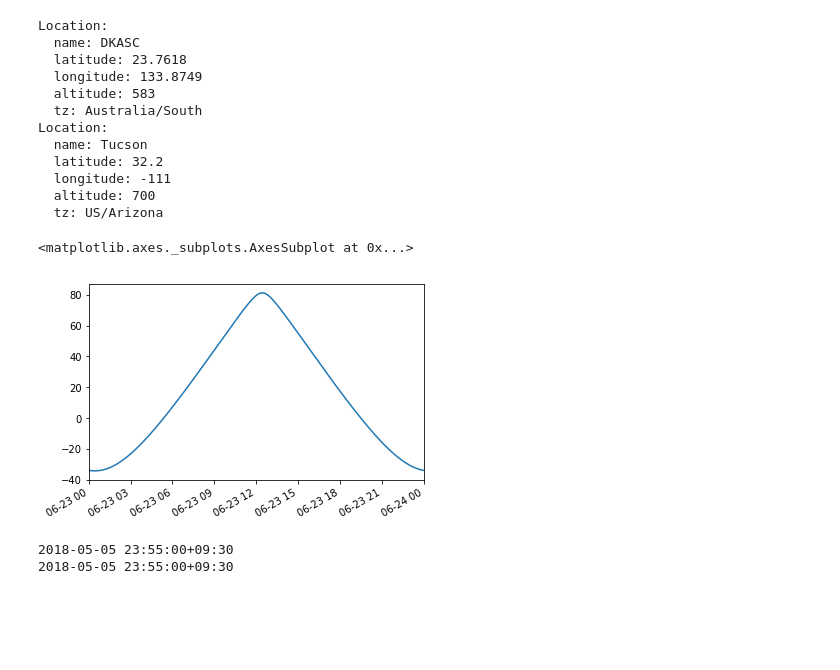
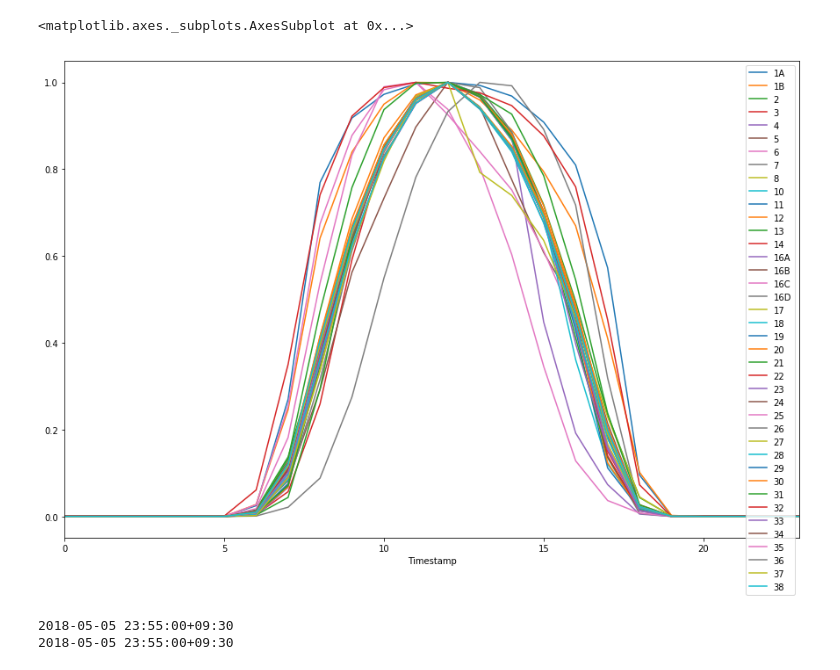
Before and after one commit to InternetGareth/Solar, a Jupyter notebook: Physical Models.ipynb, the cells around one changed output. Drawn from its saved outputs; the diff is of its cells as text; code cells hidden in the pictures; blank space fills up the shorter version.

```diff
--- a/Physical Models.ipynb
+++ b/Physical Models.ipynb
@@ -24,9 +32,29 @@ def proccess_annual_data(data):
     power_data.columns = new_cols
     power_data=power_data.astype(float)
 
-    return power_data
+    return power_data, new_power_cols, new_weather_cols
+
+def norm_av_df(df):
+    # creats normalised average daily patterns for time series data
+
+    df_av = df.groupby(df.index.hour).mean()  # average value for each hour of the day
+
+    df_av_norm = (df_av-df_av.min())/(df_av.max()-df_av.min()) # normalise the data set for comparative analysis
+
+    return df_av, df_av_norm
+# %%
+# read and localise observed time series data
+data, power_cols, weather_cols = proccess_annual_data(raw_data)
 # %%
-data = proccess_annual_data(raw_data)
+# localize the timestamp data: error handling required, investigate further
 data.index = data.index.tz_localize('Australia/South',ambiguous = "NaT",nonexistent="NaT")
 data = data[~data.index.duplicated()]
+# %%
+# calculate average and normalised curves for observed data
+data_av , data_av_norm = norm_av_df(data)
+# %%
+data_av_norm[power_cols].plot(figsize = (15,10), title = )
+# %% [output]
+<matplotlib.axes._subplots.AxesSubplot at 0x...>
+[figure, added]
 # %%
@@ -37,25 +67 @@ tus = Location(32.2, -111, 'US/Arizona', 700, 'Tucson')
-# %%
-print(DKASC)
-print(tus)
-# %% [output]
-Location:
-  name: DKASC
-  latitude: 23.7618
-  longitude: 133.8749
-  altitude: 583
-  tz: Australia/South
-Location:
-  name: Tucson
-  latitude: 32.2
-  longitude: -111
-  altitude: 700
-  tz: US/Arizona
-# %%
-times = pd.date_range(start=datetime.datetime(2014,6,23), end=datetime.datetime(2014,6,24), freq='1Min')
-times_loc = times.tz_localize(tus.pytz)
-spaout_tuc = pvlib.solarposition.spa_python(times_loc, tus.latitude, tus.longitude)
-spaout_tuc['elevation'].plot(label='spa')
-# %% [output]
-<matplotlib.axes._subplots.AxesSubplot at 0x...>
-[figure, removed]
 # %%
```
Also changed, not shown: parts of 18 cells of this notebook, 2 other files.
